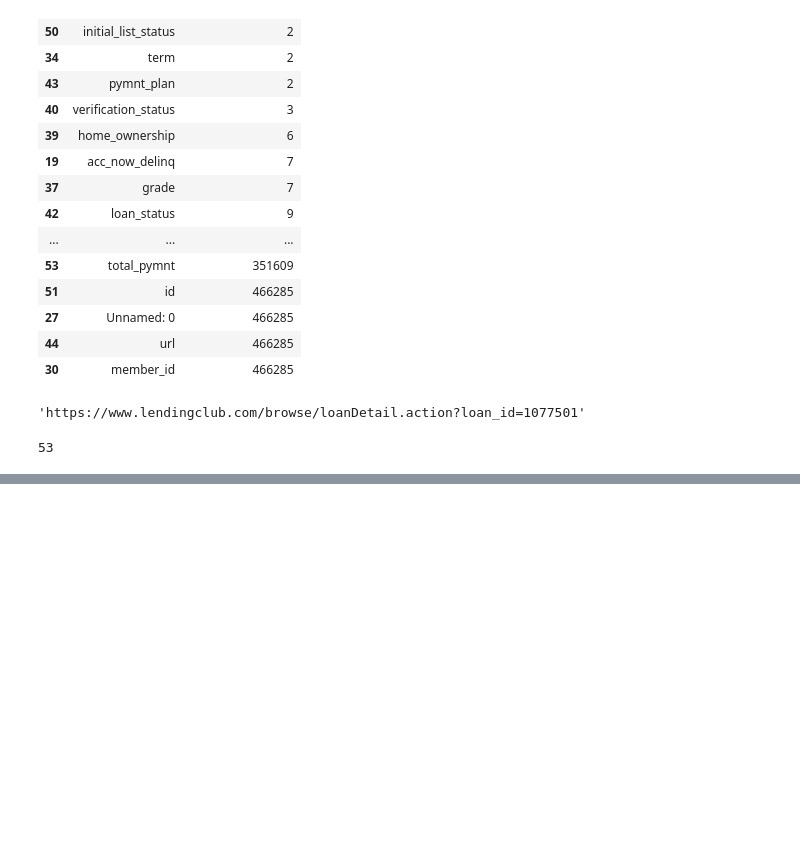
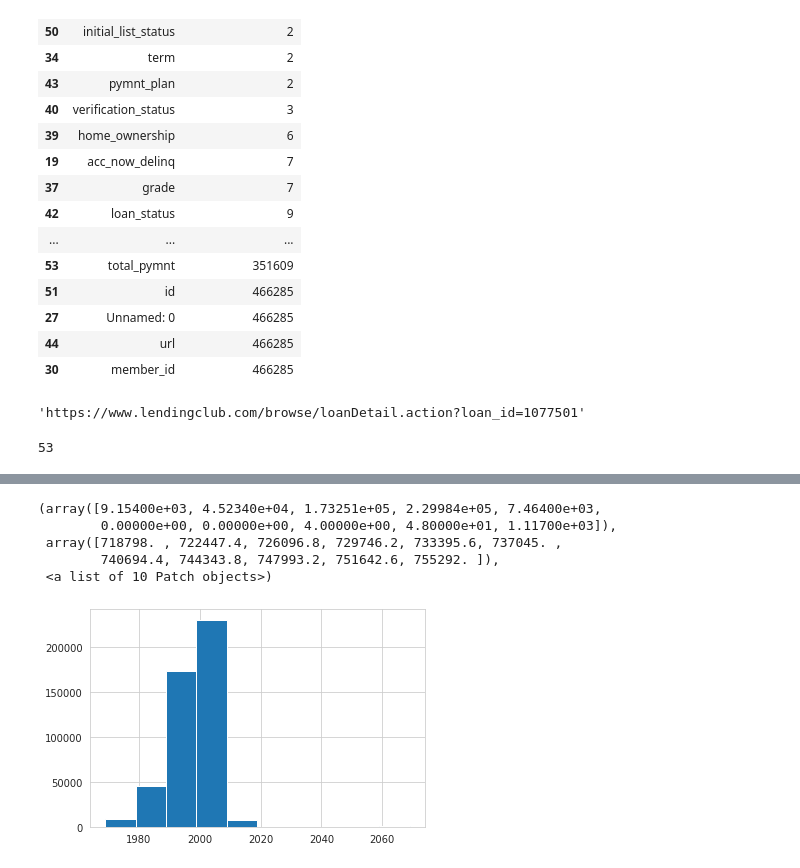
Before and after one commit to EmilSeyfullayev/Credit_Risk_Modeling_in_Python, a Jupyter notebook: General_processing.ipynb, the cells around one changed output, grey strips where cells are left out. Drawn from its saved outputs; the diff is of its cells as text; code cells hidden in the pictures; blank space fills up the shorter version.

```diff
--- a/General_processing.ipynb
+++ b/General_processing.ipynb
@@ -115,0 +189,2 @@ len(df.columns)
+# %%
+df['emp_length'] = df['emp_length'].str.extract('(\d+)')[0]
@@ -115,0 +206,2 @@ len(df.columns)
+# %%
+df['emp_length'] = pd.to_numeric(df['emp_length'])
@@ -115,0 +229,2 @@ len(df.columns)
+# %%
+earliest_credit_line_1 = pd.to_datetime(df['earliest_cr_line'], format = '%b-%y')
@@ -115,0 +254,2 @@ len(df.columns)
+# %%
+df['earliest_credit_line_1'] = earliest_credit_line_1
@@ -115,0 +260,10 @@ len(df.columns)
+# %%
+plt.hist(df['earliest_credit_line_1'])
+# plt.xlim(left = np.datetime64('2014-01-01'))
+# %% [output]
+(array([9.15400e+03, 4.52340e+04, 1.73251e+05, 2.29984e+05, 7.46400e+03,
+        0.00000e+00, 0.00000e+00, 4.00000e+00, 4.80000e+01, 1.11700e+03]),
+ array([718798. , 722447.4, 726096.8, 729746.2, 733395.6, 737045. ,
+        740694.4, 744343.8, 747993.2, 751642.6, 755292. ]),
+ <a list of 10 Patch objects>)
+[figure, added]
```
Also changed, not shown: parts of 51 cells of this notebook.
